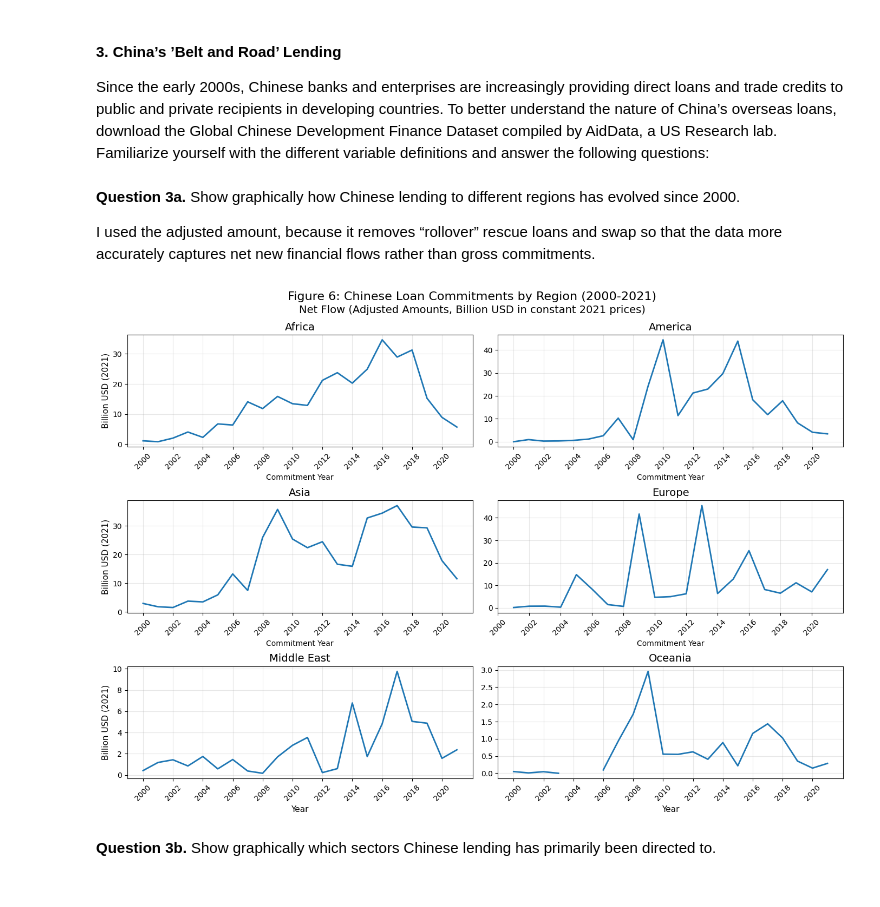
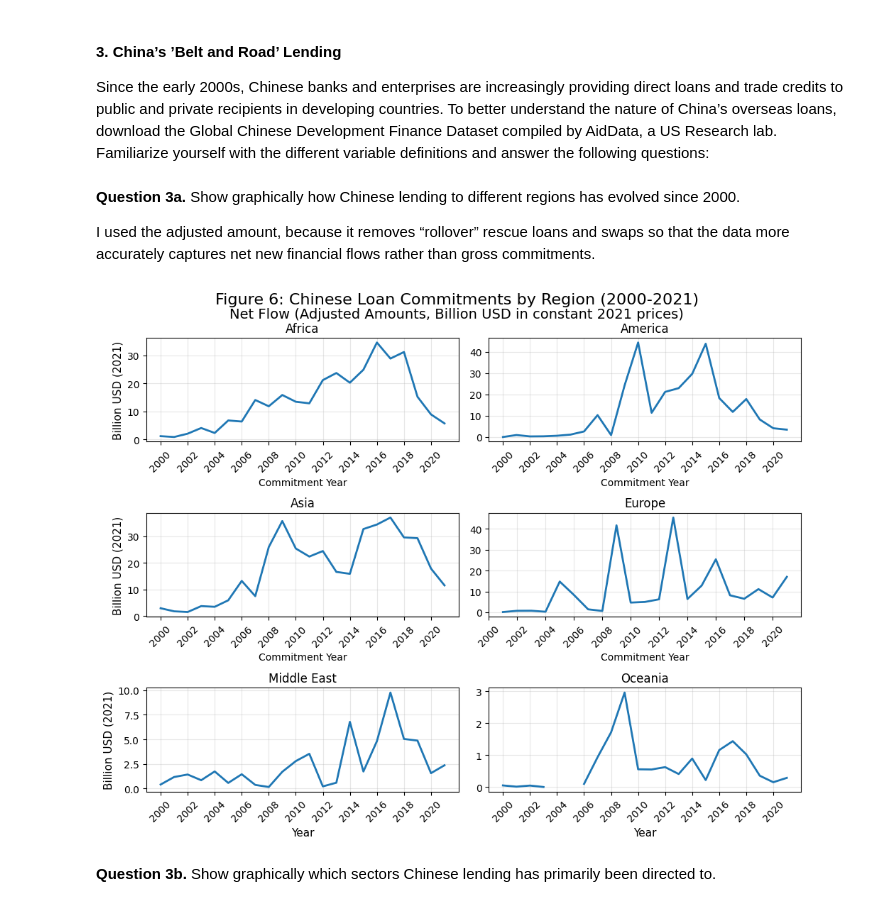
Before and after one commit to J-Wilke/Computational-Economics, a Jupyter notebook: Data Viz/China as a Global Creditor - a Data Excercise/Data Excercise.ipynb, the cells around one changed output. Cells and saved outputs as stored; diff of their text form; code cells hidden in the pictures.

```diff
--- a/Data Viz/China as a Global Creditor - a Data Excercise/Data Excercise.ipynb
+++ b/Data Viz/China as a Global Creditor - a Data Excercise/Data Excercise.ipynb
@@ -624,7 +624,7 @@ AidData = pd.read_excel(
 # %% [markdown]
 **Question 3a.** Show graphically how Chinese lending to different regions has evolved since 2000.
 
-I used the adjusted amount, because it removes “rollover” rescue loans and swap so that the data more accurately captures net new financial flows rather than gross commitments.
+I used the adjusted amount, because it removes “rollover” rescue loans and swaps so that the data more accurately captures net new financial flows rather than gross commitments.
 # %%
 # Filter the rows
 AidData_df = AidData[
@@ -653,7 +653,7 @@ AidData_pivot = AidData_grouped.pivot(
 )
 
 # Facet wrap plot
-fig, axes = plt.subplots(nrows=3, ncols=2, figsize=(14, 10), sharex=False)
+fig, axes = plt.subplots(nrows=3, ncols=2, figsize=(10, 8), sharex=False)
 axes = axes.flatten()
 regions = AidData_pivot.columns.sort_values()  # Sort regions
 
@@ -661,7 +661,7 @@ for i, region in enumerate(regions):
     if i < len(axes):
         ax = axes[i]
         AidData_pivot[region].plot(ax=ax, linewidth=2)
-        ax.set_title(region, loc="center", fontsize=14)
+        ax.set_title(region, loc="center", fontsize=12)
 
         # Add vertical grid (for years)
         ax.grid(True, axis='both', alpha=0.3)
@@ -671,34 +671,34 @@ for i, region in enumerate(regions):
         ax.set_xticks(years)
         ax.set_xticklabels(years, rotation=45)
 
         # Format Y-axis - only for left column (even indices: 0, 2, 4)
         if i % 2 == 0:
             ax.set_ylabel("Billion USD (2021)", fontsize=11)
 
         # X-axis label only for bottom plots
         if i >= len(axes) - 2:
             ax.set_xlabel("Year", fontsize=11)
 
 # Format title
 plt.suptitle(
     "Figure 6: Chinese Loan Commitments by Region (2000-2021)",
     fontsize=16,
     y=0.98
 )
 plt.figtext(
-    0.5, 0.94,
+    0.5, 0.935,
     "Net Flow (Adjusted Amounts, Billion USD in constant 2021 prices)",
     ha='center',
     fontsize=14
 )
 
 # Adjust layout
 plt.tight_layout()
 plt.subplots_adjust(top=0.9)
 
 
 plt.show()
 # %% [output]
-[figure, old version]
+[figure, new version]
 # %% [markdown]
 **Question 3b.** Show graphically which sectors Chinese lending has primarily been directed to.
```
Also changed, not shown: 1 other file.
